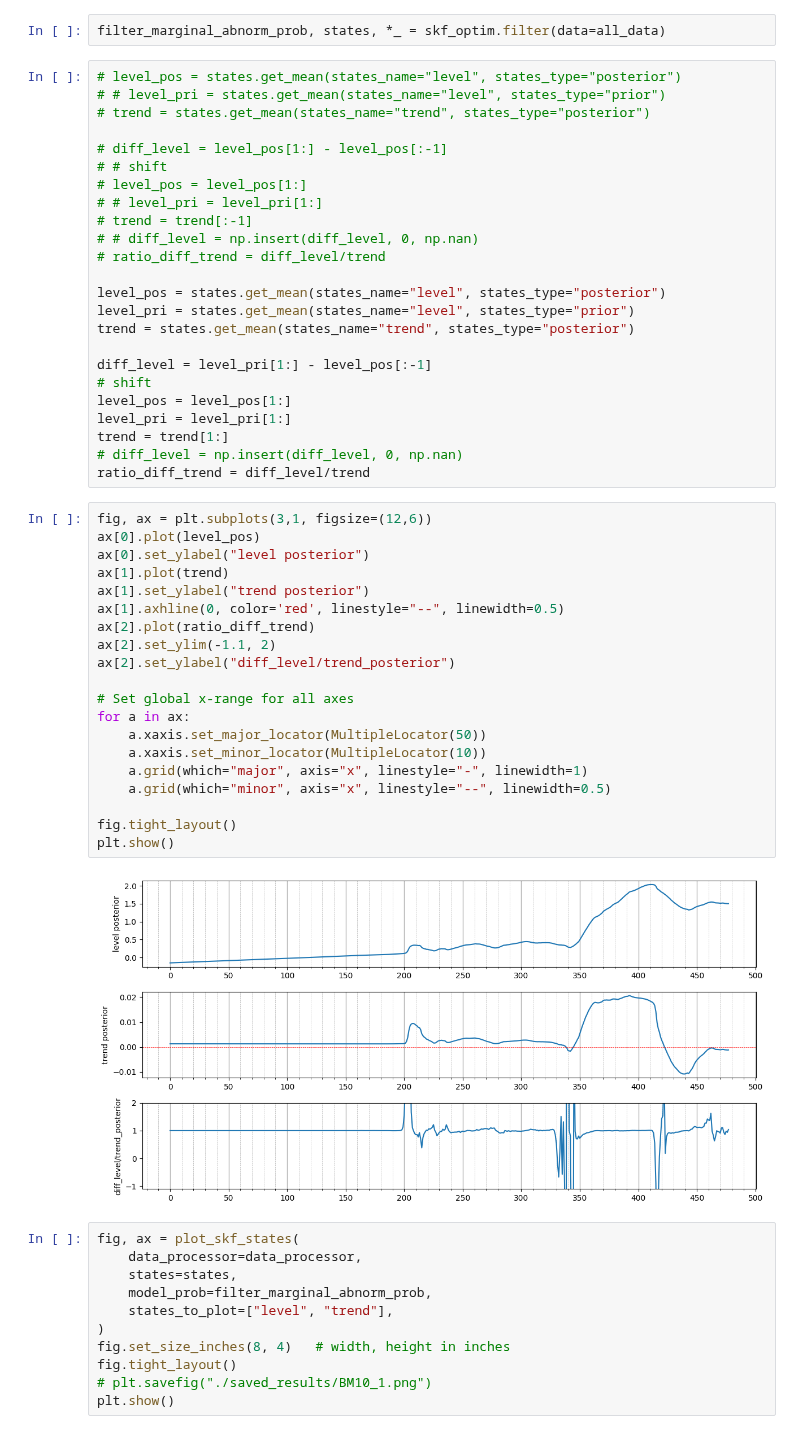
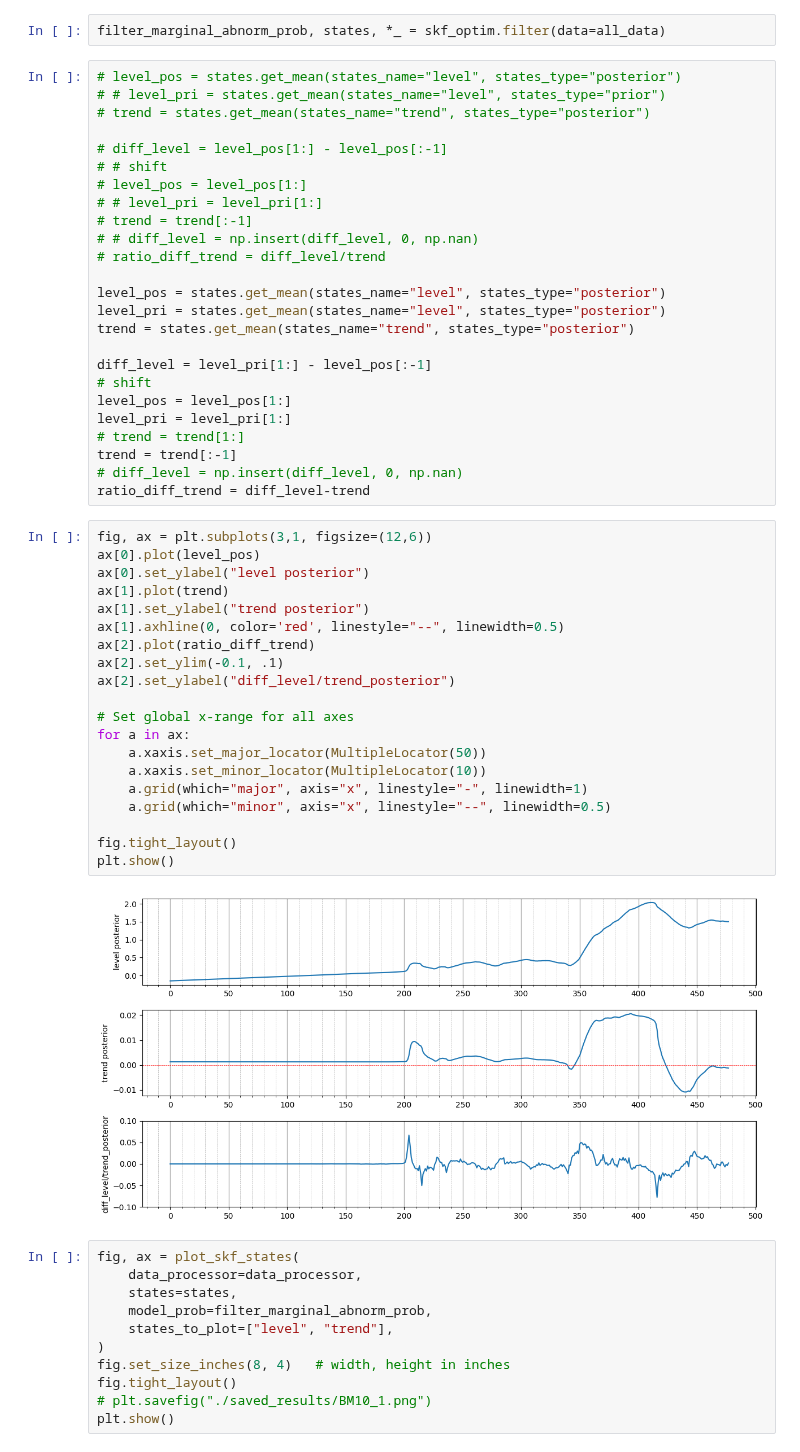
Before and after one commit to Bayes-Works/canari, a Jupyter notebook: examples/hs_compa.ipynb, the cells around one changed output. Saved outputs shown, nothing was run; the diff lists cells and outputs as text.

Commit message:
anomaly detection states compa

```diff
--- a/examples/hs_compa.ipynb
+++ b/examples/hs_compa.ipynb
@@ -188,38 +192,39 @@ filter_marginal_abnorm_prob, states, *_ = skf_optim.filter(data=all_data)
 # ratio_diff_trend = diff_level/trend
 
 level_pos = states.get_mean(states_name="level", states_type="posterior")
-level_pri = states.get_mean(states_name="level", states_type="prior")
+level_pri = states.get_mean(states_name="level", states_type="posterior")
 trend = states.get_mean(states_name="trend", states_type="posterior")
 
 diff_level = level_pri[1:] - level_pos[:-1]
 # shift
 level_pos = level_pos[1:]
 level_pri = level_pri[1:]
-trend = trend[1:]
+# trend = trend[1:]
+trend = trend[:-1]
 # diff_level = np.insert(diff_level, 0, np.nan)
-ratio_diff_trend = diff_level/trend
+ratio_diff_trend = diff_level-trend
 # %%
 fig, ax = plt.subplots(3,1, figsize=(12,6))
 ax[0].plot(level_pos)
 ax[0].set_ylabel("level posterior")
 ax[1].plot(trend)
 ax[1].set_ylabel("trend posterior")
 ax[1].axhline(0, color='red', linestyle="--", linewidth=0.5)
 ax[2].plot(ratio_diff_trend)
-ax[2].set_ylim(-1.1, 2)
+ax[2].set_ylim(-0.1, .1)
 ax[2].set_ylabel("diff_level/trend_posterior")
 
 # Set global x-range for all axes
 for a in ax:
     a.xaxis.set_major_locator(MultipleLocator(50))
     a.xaxis.set_minor_locator(MultipleLocator(10))
     a.grid(which="major", axis="x", linestyle="-", linewidth=1)
     a.grid(which="minor", axis="x", linestyle="--", linewidth=0.5)
 
 fig.tight_layout()
 plt.show()
 # %% [output]
-[figure, old version]
+[figure, new version]
 # %%
 fig, ax = plot_skf_states(
     data_processor=data_processor,
```
Also changed, not shown: parts of 1 cell of this notebook, 7 other files.
